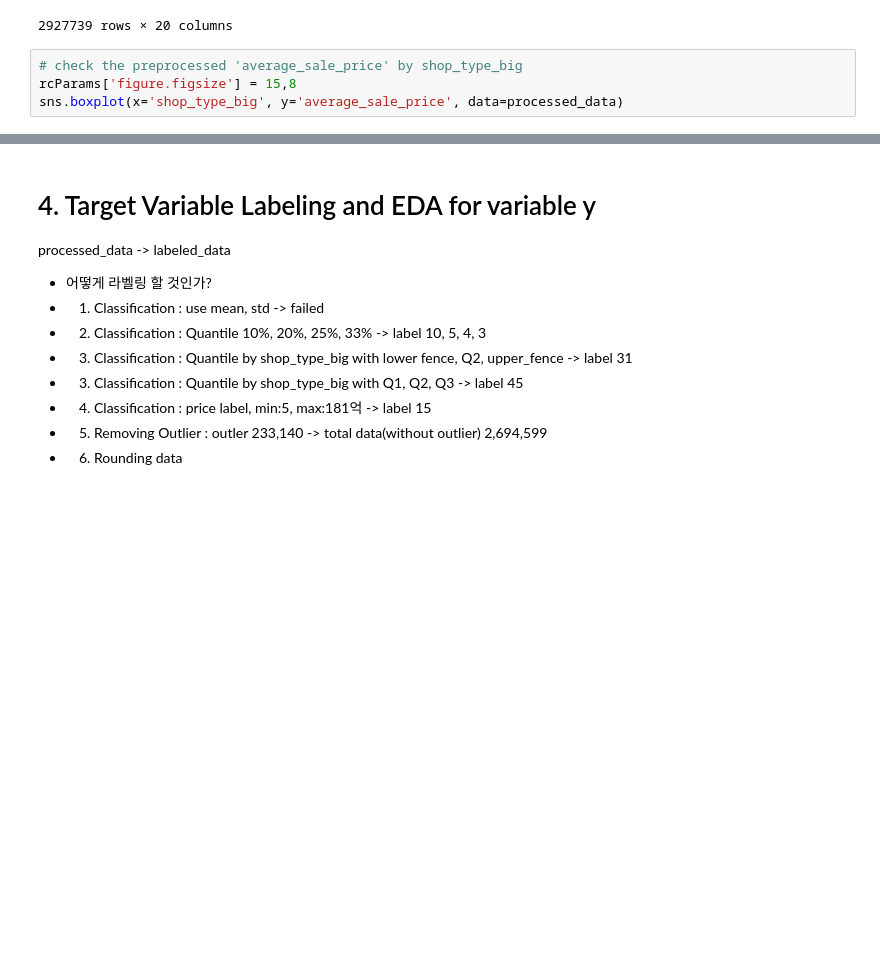
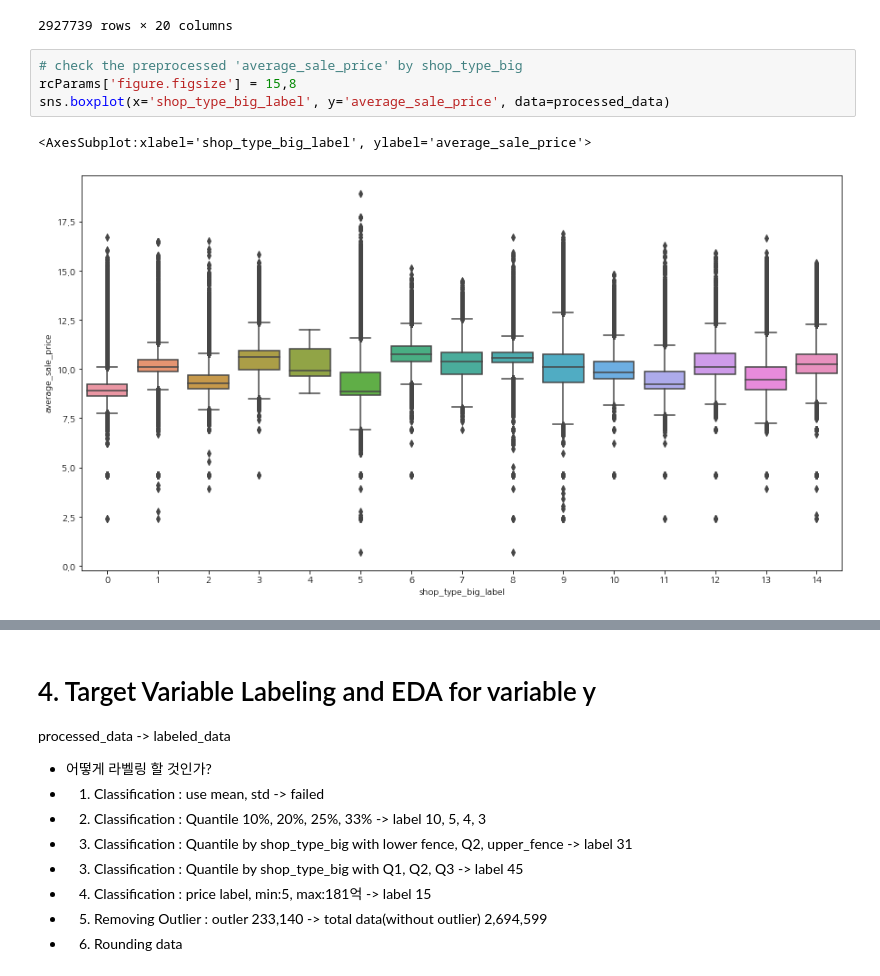
Before and after one commit to iDolphin99/Commerical_data_analysis, a Jupyter notebook: dolphin/baseline_classification_big_NLP.ipynb, the cells around one changed output, grey strips where cells are left out. Drawn from its saved outputs; the diff is of its cells as text; blank space fills up the shorter version.

```diff
--- a/dolphin/baseline_classification_big_NLP.ipynb
+++ b/dolphin/baseline_classification_big_NLP.ipynb
@@ -293,6 +305,9 @@ processed_data
 # %%
 # check the preprocessed 'average_sale_price' by shop_type_big
 rcParams['figure.figsize'] = 15,8
-sns.boxplot(x='shop_type_big', y='average_sale_price', data=processed_data)
+sns.boxplot(x='shop_type_big_label', y='average_sale_price', data=processed_data)
+# %% [output]
+<AxesSubplot:xlabel='shop_type_big_label', ylabel='average_sale_price'>
+[figure, added]
 # %%
 # check the 'monthly_gain'
```
Also changed, not shown: parts of 13 cells of this notebook.
